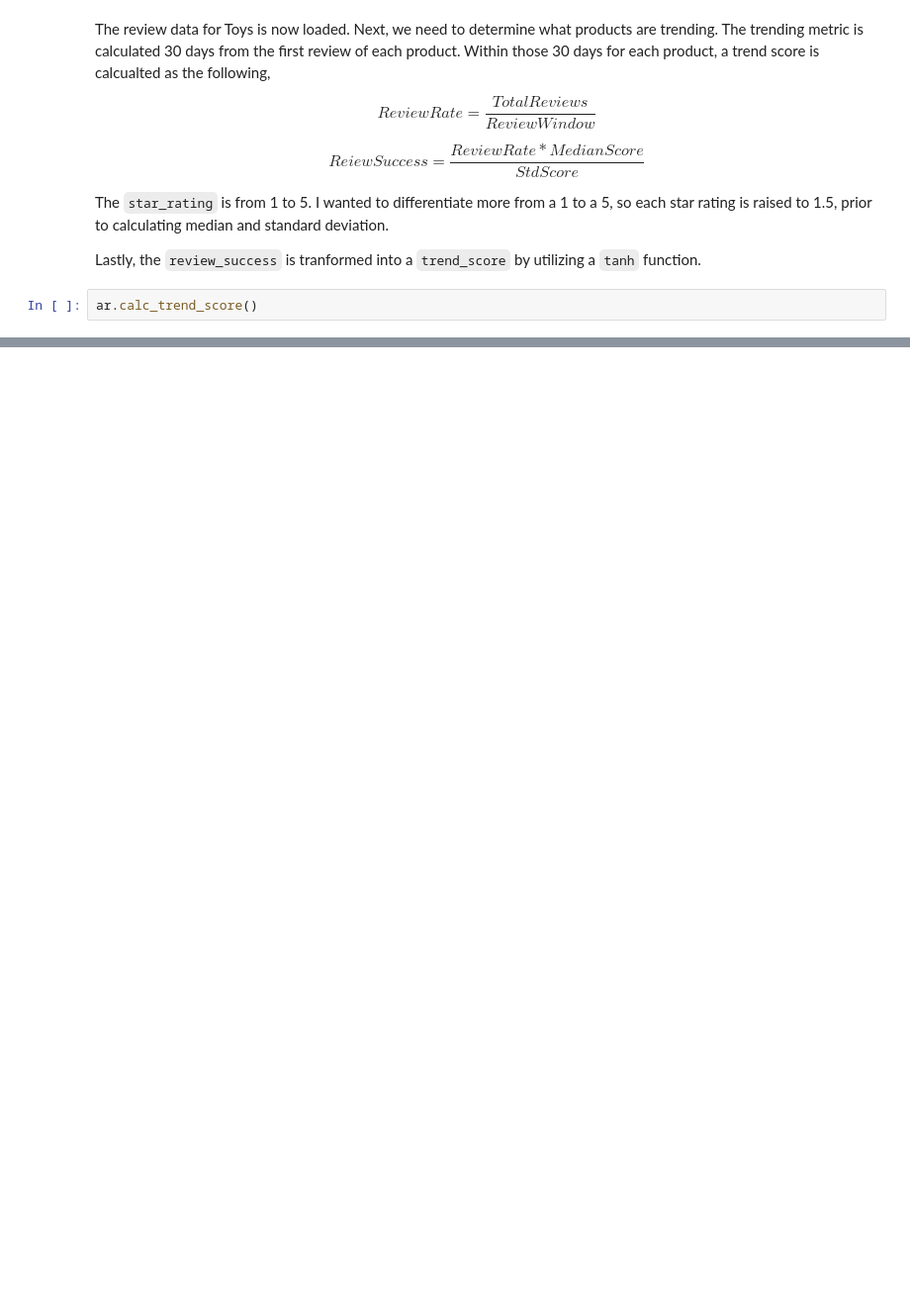
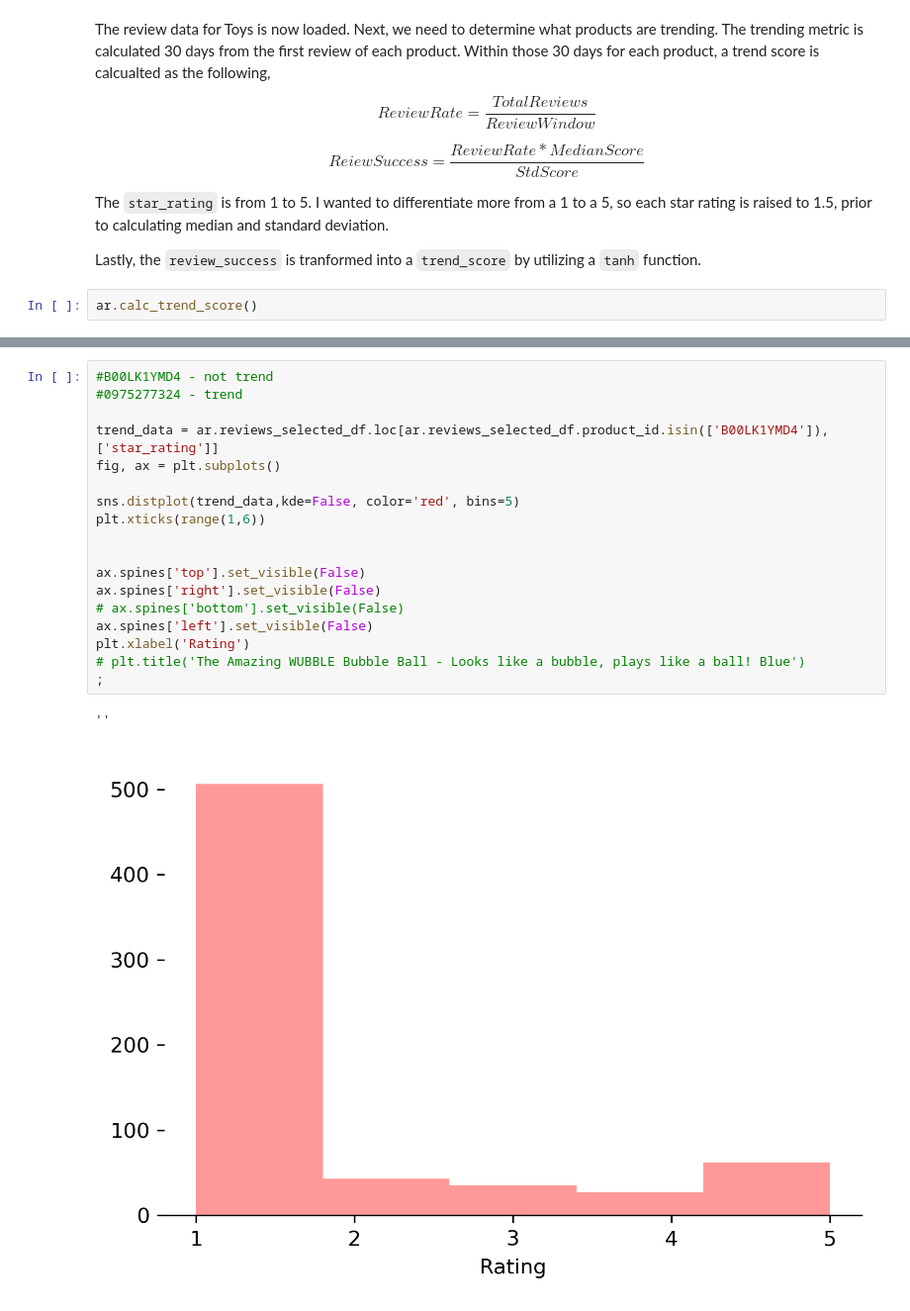
Before and after one commit to jason-sa/amazon_product_trend_classification, a Jupyter notebook: py_files/Amazon_Reviews_Load_Data.ipynb, the cells around one changed output, grey strips where cells are left out. Shown at 99% size. Cells and saved outputs as stored; diff of their text form; blank space fills up the shorter version.

```diff
--- a/py_files/Amazon_Reviews_Load_Data.ipynb
+++ b/py_files/Amazon_Reviews_Load_Data.ipynb
@@ -43,0 +147,21 @@ ar.calc_trend_score()
+# %%
+#B00LK1YMD4 - not trend
+#0975277324 - trend
+
+trend_data = ar.reviews_selected_df.loc[ar.reviews_selected_df.product_id.isin(['B00LK1YMD4']), ['star_rating']]
+fig, ax = plt.subplots()
+
+sns.distplot(trend_data,kde=False, color='red', bins=5)
+plt.xticks(range(1,6))
+
+
+ax.spines['top'].set_visible(False)
+ax.spines['right'].set_visible(False)
+# ax.spines['bottom'].set_visible(False)
+ax.spines['left'].set_visible(False)
+plt.xlabel('Rating')
+# plt.title('The Amazing WUBBLE Bubble Ball - Looks like a bubble, plays like a ball! Blue')
+;
+# %% [output]
+''
+[figure, added]
```
Also changed, not shown: parts of 13 cells of this notebook.
